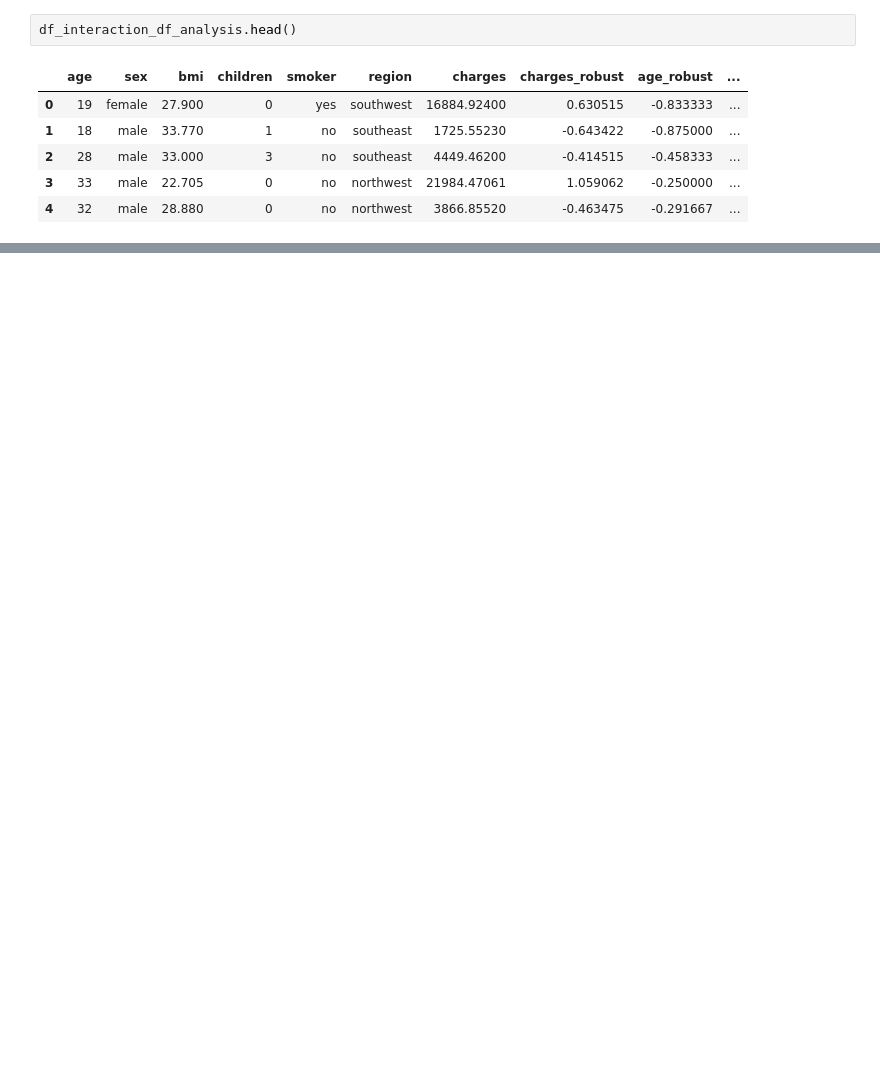
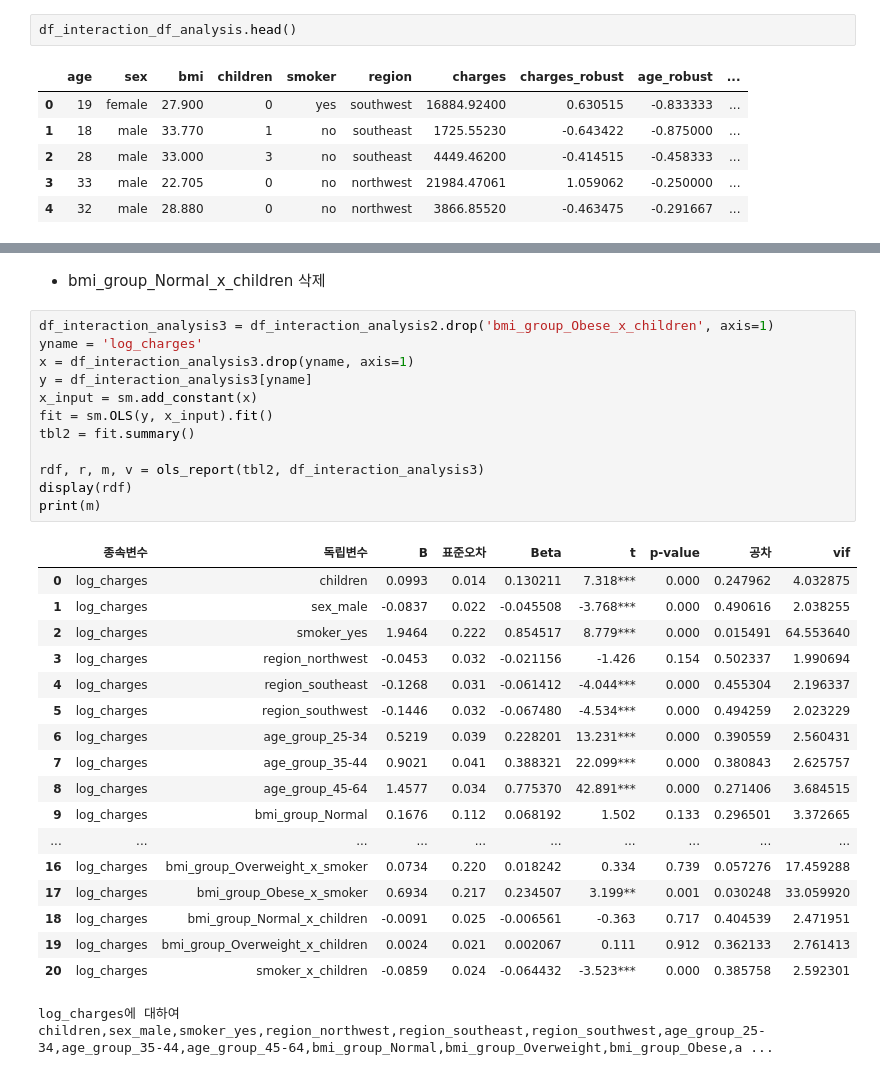
Before and after one commit to BoheeJeong/data_analysis_basic, a Jupyter notebook: 00 캡스톤/조별과제/260116/보승 통합본(상호작용항 추가)_0116.ipynb, the cells around one changed output, grey strips where cells are left out. Saved outputs shown, nothing was run; the diff lists cells and outputs as text; blank space fills up the shorter version.

```diff
--- a/00 캡스톤/조별과제/260116/보승 통합본(상호작용항 추가)_0116.ipynb
+++ b/00 캡스톤/조별과제/260116/보승 통합본(상호작용항 추가)_0116.ipynb
@@ -4195,0 +4819,33 @@ df_analysis_dummy_origin.info()
+# %% [markdown]
+- bmi_group_Normal_x_children 삭제
+# %%
+df_interaction_analysis3 = df_interaction_analysis2.drop('bmi_group_Obese_x_children', axis=1)
+yname = 'log_charges'
+x = df_interaction_analysis3.drop(yname, axis=1)
+y = df_interaction_analysis3[yname]
+x_input = sm.add_constant(x)
+fit = sm.OLS(y, x_input).fit()
+tbl2 = fit.summary()
+
+rdf, r, m, v = ols_report(tbl2, df_interaction_analysis3)
+display(rdf)
+print(m)
+# %% [output]
+|  | 종속변수 | 독립변수 | B | 표준오차 | Beta | t | p-value | 공차 | vif |
+| 0 | log_charges | children | 0.0993 | 0.014 | 0.130211 | 7.318*** | 0.000 | 0.247962 | 4.032875 |
+| 1 | log_charges | sex_male | -0.0837 | 0.022 | -0.045508 | -3.768*** | 0.000 | 0.490616 | 2.038255 |
+| 2 | log_charges | smoker_yes | 1.9464 | 0.222 | 0.854517 | 8.779*** | 0.000 | 0.015491 | 64.553640 |
+| 3 | log_charges | region_northwest | -0.0453 | 0.032 | -0.021156 | -1.426 | 0.154 | 0.502337 | 1.990694 |
+| 4 | log_charges | region_southeast | -0.1268 | 0.031 | -0.061412 | -4.044*** | 0.000 | 0.455304 | 2.196337 |
+| 5 | log_charges | region_southwest | -0.1446 | 0.032 | -0.067480 | -4.534*** | 0.000 | 0.494259 | 2.023229 |
+| 6 | log_charges | age_group_25-34 | 0.5219 | 0.039 | 0.228201 | 13.231*** | 0.000 | 0.390559 | 2.560431 |
+| 7 | log_charges | age_group_35-44 | 0.9021 | 0.041 | 0.388321 | 22.099*** | 0.000 | 0.380843 | 2.625757 |
+| 8 | log_charges | age_group_45-64 | 1.4577 | 0.034 | 0.775370 | 42.891*** | 0.000 | 0.271406 | 3.684515 |
+| 9 | log_charges | bmi_group_Normal | 0.1676 | 0.112 | 0.068192 | 1.502 | 0.133 | 0.296501 | 3.372665 |
+| ... | ... | ... | ... | ... | ... | ... | ... | ... | ... |
+| 16 | log_charges | bmi_group_Overweight_x_smoker | 0.0734 | 0.220 | 0.018242 | 0.334 | 0.739 | 0.057276 | 17.459288 |
+| 17 | log_charges | bmi_group_Obese_x_smoker | 0.6934 | 0.217 | 0.234507 | 3.199** | 0.001 | 0.030248 | 33.059920 |
+| 18 | log_charges | bmi_group_Normal_x_children | -0.0091 | 0.025 | -0.006561 | -0.363 | 0.717 | 0.404539 | 2.471951 |
+| 19 | log_charges | bmi_group_Overweight_x_children | 0.0024 | 0.021 | 0.002067 | 0.111 | 0.912 | 0.362133 | 2.761413 |
+| 20 | log_charges | smoker_x_children | -0.0859 | 0.024 | -0.064432 | -3.523*** | 0.000 | 0.385758 | 2.592301 |
+log_charges에 대하여 children,sex_male,smoker_yes,region_northwest,region_southeast,region_southwest,age_group_25-34,age_group_35-44,age_group_45-64,bmi_group_Normal,bmi_group_Overweight,bmi_group_Obese,a ...
```
Also changed, not shown: parts of 45 cells of this notebook.
